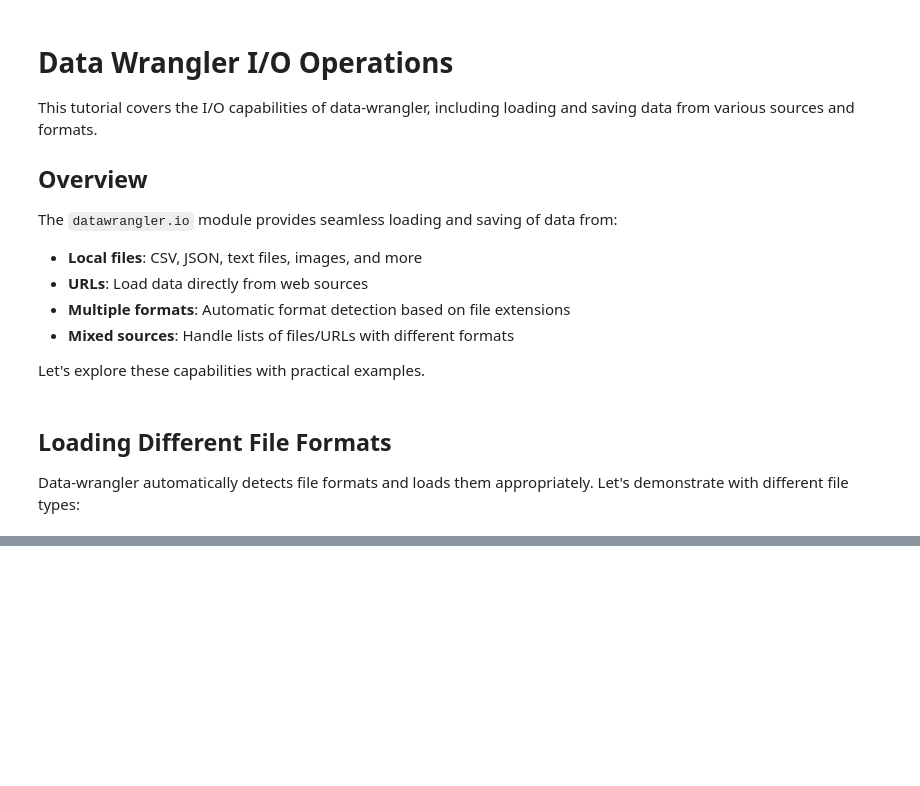
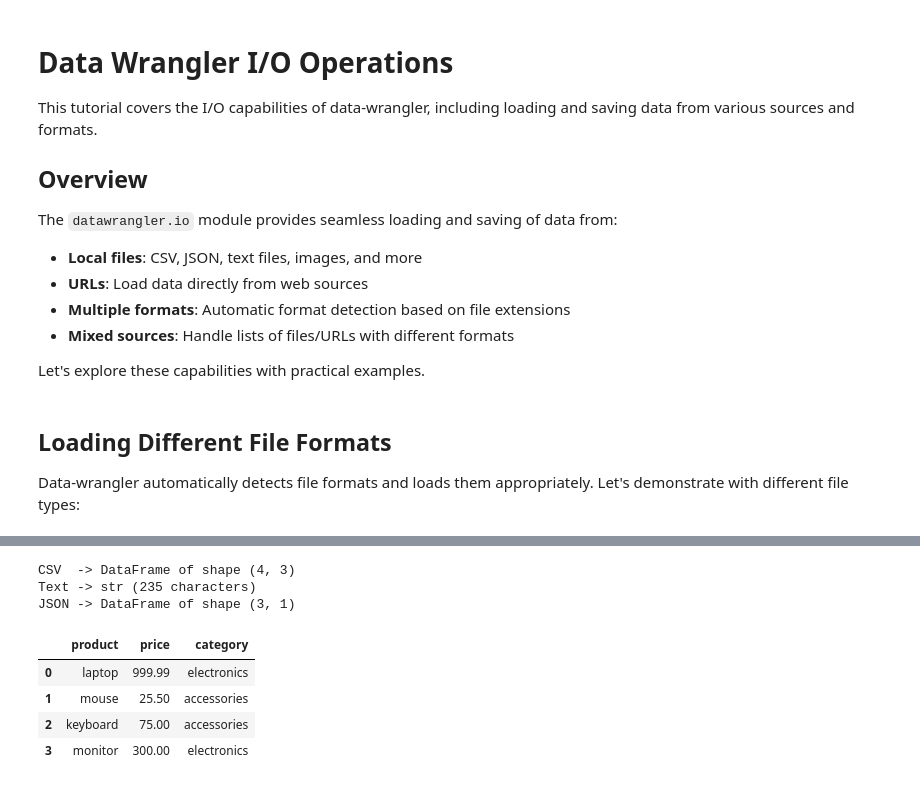
Before and after one commit to ContextLab/data-wrangler, a Jupyter notebook: docs/tutorials/io.ipynb, the cells around one changed output, grey strips where cells are left out. Saved outputs shown, nothing was run; the diff lists cells and outputs as text; code cells hidden in the pictures; blank space fills up the shorter version.

```diff
--- a/docs/tutorials/io.ipynb
+++ b/docs/tutorials/io.ipynb
@@ -72,0 +84,18 @@ print(f"- JSON: {json_file}")
+# %%
+loaded_csv = load(csv_file)     # -> pandas DataFrame
+loaded_text = load(text_file)   # -> str
+loaded_json = load(json_file)   # -> pandas DataFrame
+
+print(f'CSV  -> {type(loaded_csv).__name__} of shape {loaded_csv.shape}')
+print(f'Text -> {type(loaded_text).__name__} ({len(loaded_text)} characters)')
+print(f'JSON -> {type(loaded_json).__name__} of shape {loaded_json.shape}')
+loaded_csv
+# %% [output]
+CSV  -> DataFrame of shape (4, 3)
+Text -> str (235 characters)
+JSON -> DataFrame of shape (3, 1)
+|  | product | price | category |
+| 0 | laptop | 999.99 | electronics |
+| 1 | mouse | 25.50 | accessories |
+| 2 | keyboard | 75.00 | accessories |
+| 3 | monitor | 300.00 | electronics |
```
Also changed, not shown: parts of 6 cells of this notebook, 6 other files.
